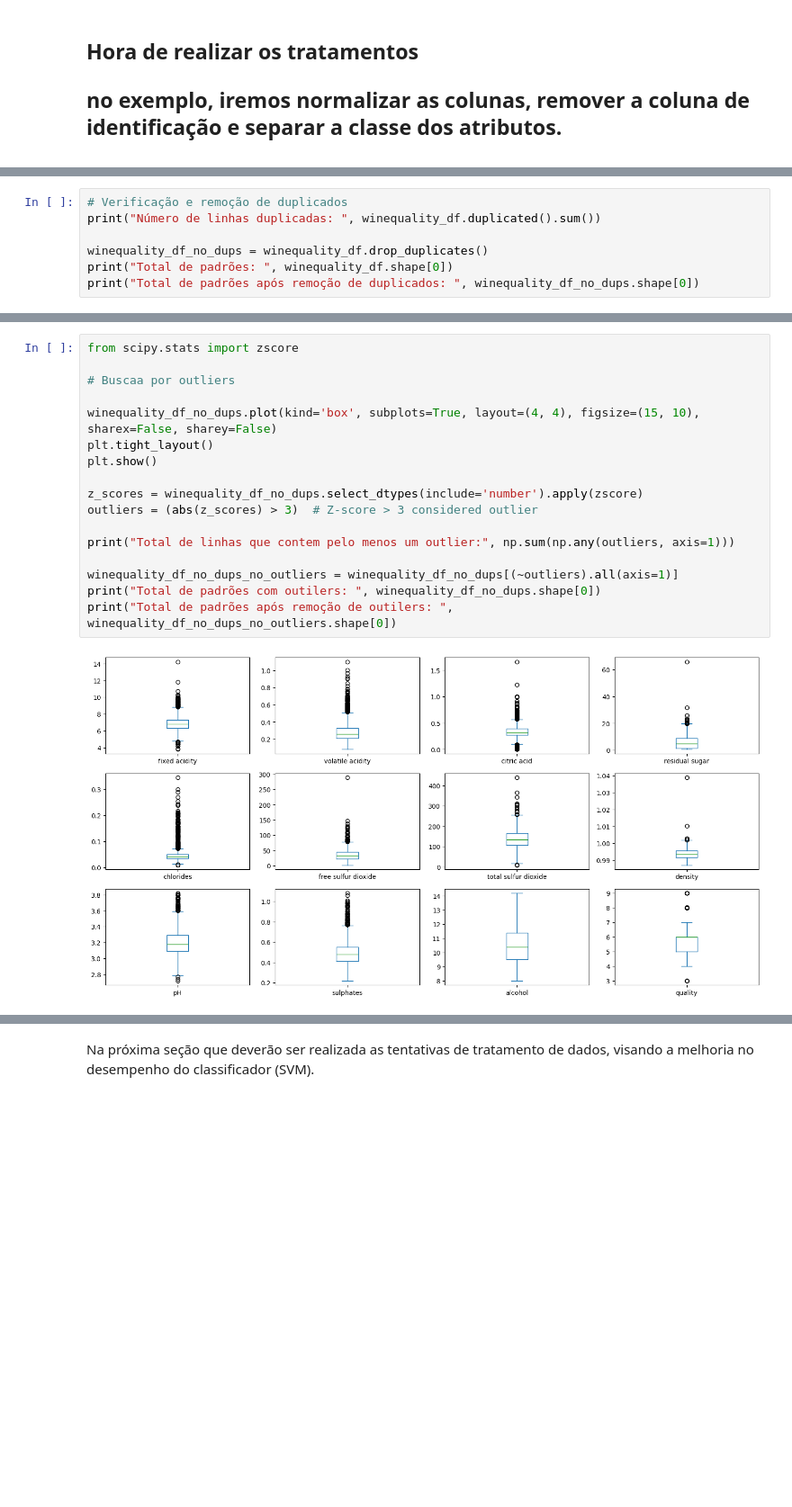
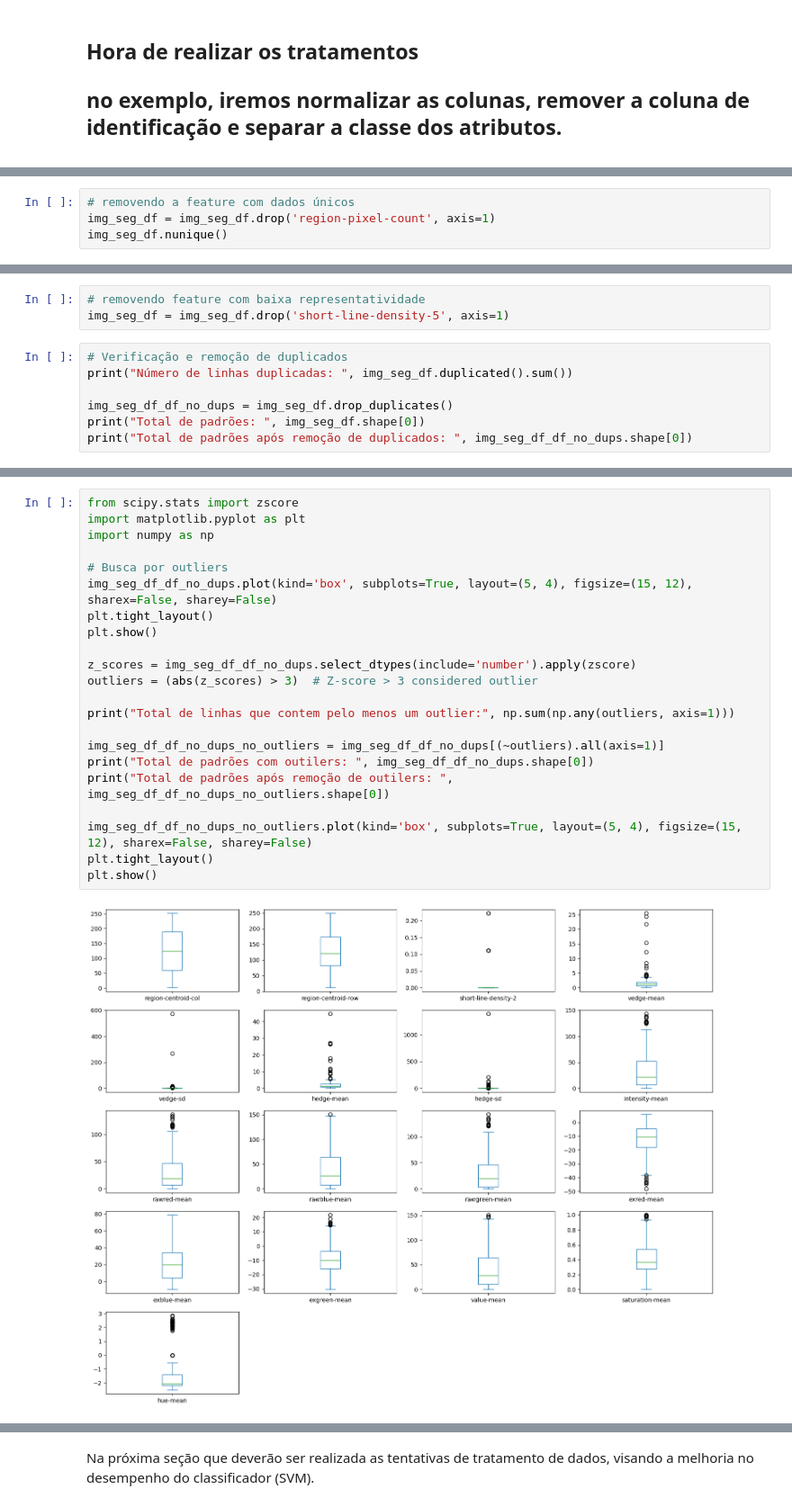
Before and after one commit to raraujor/iaap-ufpr-IAA006-arquitetura-de-dados, a Jupyter notebook: arq_dados_atividade_02.ipynb, the cells around one changed output, grey strips where cells are left out. Shown: that part at 90% size. Saved outputs shown, nothing was run; the diff lists cells and outputs as text; blank space fills up the shorter version.

```diff
--- a/arq_dados_atividade_02.ipynb
+++ b/arq_dados_atividade_02.ipynb
@@ -118 +153,5 @@ quality                   7
 dtype: int64
+# %%
+# removendo a feature com dados únicos
+img_seg_df = img_seg_df.drop('region-pixel-count', axis=1)
+img_seg_df.nunique()
@@ -119,8 +191,11 @@ dtype: int64
+# %%
+# removendo feature com baixa representatividade
+img_seg_df = img_seg_df.drop('short-line-density-5', axis=1)
 # %%
 # Verificação e remoção de duplicados
-print("Número de linhas duplicadas: ", winequality_df.duplicated().sum())
+print("Número de linhas duplicadas: ", img_seg_df.duplicated().sum())
 
-winequality_df_no_dups = winequality_df.drop_duplicates()
-print("Total de padrões: ", winequality_df.shape[0])
-print("Total de padrões após remoção de duplicados: ", winequality_df_no_dups.shape[0])
+img_seg_df_df_no_dups = img_seg_df.drop_duplicates()
+print("Total de padrões: ", img_seg_df.shape[0])
+print("Total de padrões após remoção de duplicados: ", img_seg_df_df_no_dups.shape[0])
 # %% [output]
@@ -146,19 +205,24 @@ for i in range(0,len(cols)-1):
 # %%
 from scipy.stats import zscore
+import matplotlib.pyplot as plt
+import numpy as np
 
-# Buscaa por outliers
-
-winequality_df_no_dups.plot(kind='box', subplots=True, layout=(4, 4), figsize=(15, 10), sharex=False, sharey=False)
+# Busca por outliers
+img_seg_df_df_no_dups.plot(kind='box', subplots=True, layout=(5, 4), figsize=(15, 12), sharex=False, sharey=False)
 plt.tight_layout()
 plt.show()
 
-z_scores = winequality_df_no_dups.select_dtypes(include='number').apply(zscore)
+z_scores = img_seg_df_df_no_dups.select_dtypes(include='number').apply(zscore)
 outliers = (abs(z_scores) > 3)  # Z-score > 3 considered outlier
 
 print("Total de linhas que contem pelo menos um outlier:", np.sum(np.any(outliers, axis=1)))
 
-winequality_df_no_dups_no_outliers = winequality_df_no_dups[(~outliers).all(axis=1)]
-print("Total de padrões com outilers: ", winequality_df_no_dups.shape[0])
-print("Total de padrões após remoção de outilers: ", winequality_df_no_dups_no_outliers.shape[0])
+img_seg_df_df_no_dups_no_outliers = img_seg_df_df_no_dups[(~outliers).all(axis=1)]
+print("Total de padrões com outilers: ", img_seg_df_df_no_dups.shape[0])
+print("Total de padrões após remoção de outilers: ", img_seg_df_df_no_dups_no_outliers.shape[0])
+
+img_seg_df_df_no_dups_no_outliers.plot(kind='box', subplots=True, layout=(5, 4), figsize=(15, 12), sharex=False, sharey=False)
+plt.tight_layout()
+plt.show()
 # %% [output]
-[figure, old version]
+[figure, new version]
```
Also changed, not shown: parts of 23 cells of this notebook.
